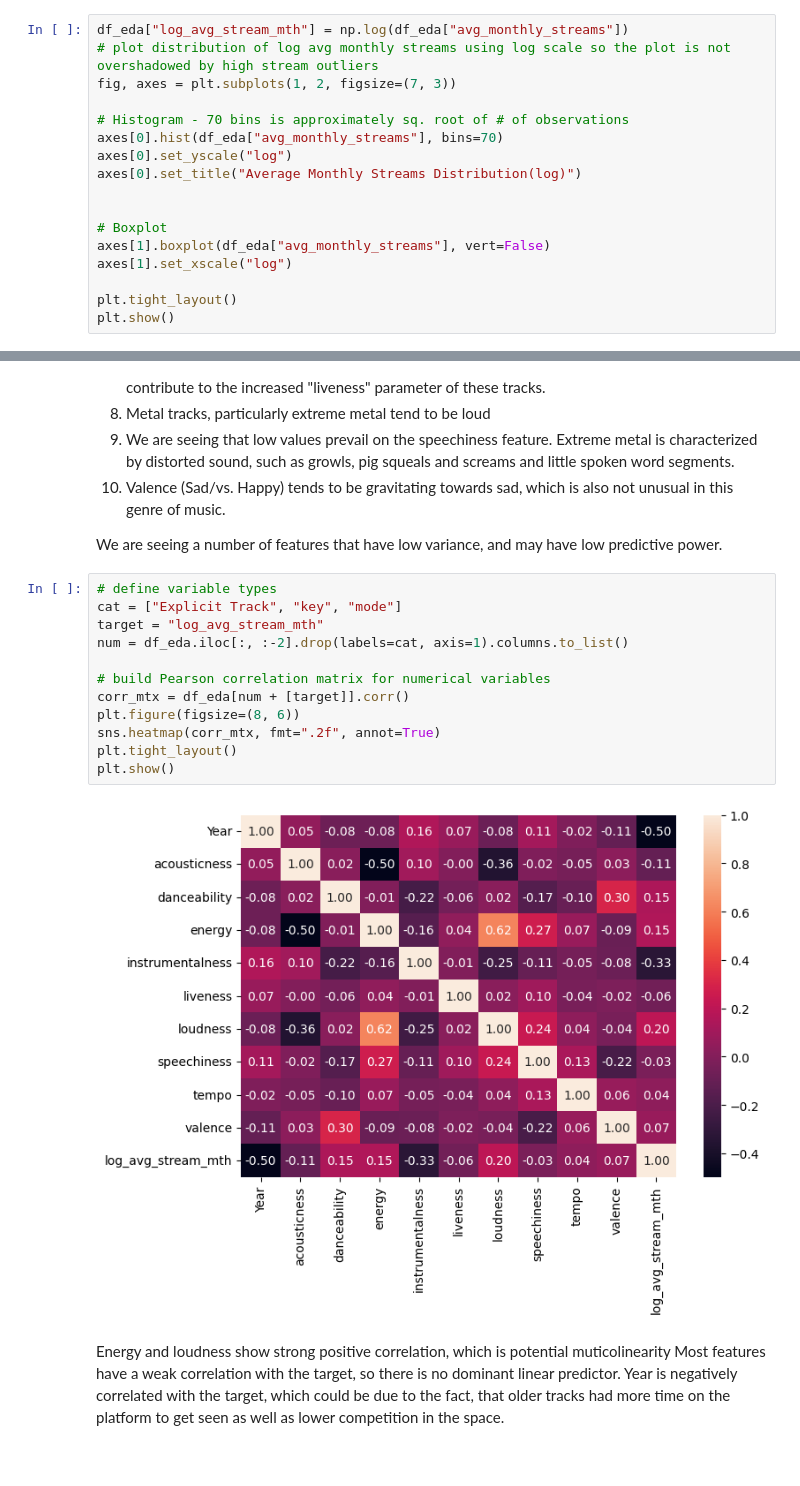
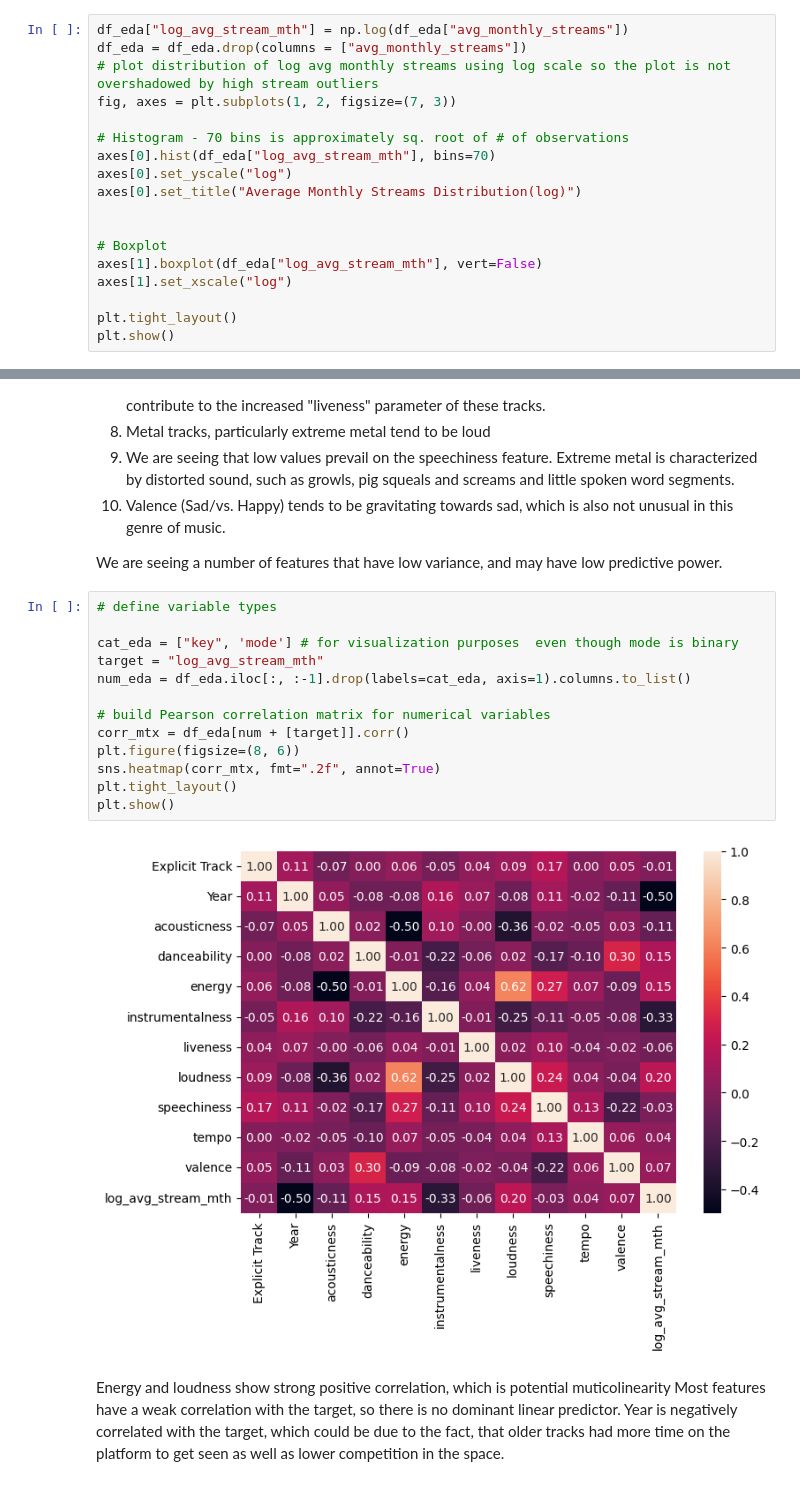
Before and after one commit to Juliana-Yakimchuk/Spotify_Popularity_Predictor, a Jupyter notebook: notebooks/00_exploration.ipynb, the cells around one changed output, grey strips where cells are left out. Saved outputs shown, nothing was run; the diff lists cells and outputs as text.

```diff
--- a/notebooks/00_exploration.ipynb
+++ b/notebooks/00_exploration.ipynb
@@ -895,16 +966,17 @@ We should create a column of avg_log_streams_month for EDA and potentially model
 # %%
 df_eda["log_avg_stream_mth"] = np.log(df_eda["avg_monthly_streams"])
+df_eda = df_eda.drop(columns = ["avg_monthly_streams"])
 # plot distribution of log avg monthly streams using log scale so the plot is not overshadowed by high stream outliers
 fig, axes = plt.subplots(1, 2, figsize=(7, 3))
 
 # Histogram - 70 bins is approximately sq. root of # of observations
-axes[0].hist(df_eda["avg_monthly_streams"], bins=70)
+axes[0].hist(df_eda["log_avg_stream_mth"], bins=70)
 axes[0].set_yscale("log")
 axes[0].set_title("Average Monthly Streams Distribution(log)")
 
 
 # Boxplot
-axes[1].boxplot(df_eda["avg_monthly_streams"], vert=False)
+axes[1].boxplot(df_eda["log_avg_stream_mth"], vert=False)
 axes[1].set_xscale("log")
 
 plt.tight_layout()
@@ -949,18 +1019,19 @@ We can see that the majority of features have skewed distributions with certain
 We are seeing a number of features that have low variance, and may have low predictive power.
 # %%
 # define variable types
-cat = ["Explicit Track", "key", "mode"]
+
+cat_eda = ["key", 'mode'] # for visualization purposes  even though mode is binary
 target = "log_avg_stream_mth"
-num = df_eda.iloc[:, :-2].drop(labels=cat, axis=1).columns.to_list()
+num_eda = df_eda.iloc[:, :-1].drop(labels=cat_eda, axis=1).columns.to_list()
 
 # build Pearson correlation matrix for numerical variables
 corr_mtx = df_eda[num + [target]].corr()
 plt.figure(figsize=(8, 6))
 sns.heatmap(corr_mtx, fmt=".2f", annot=True)
 plt.tight_layout()
 plt.show()
 # %% [output]
-[figure, old version]
+[figure, new version]
 # %% [markdown]
 Energy and loudness show strong positive correlation, which is potential muticolinearity
 Most features have a weak correlation with the target, so there is no dominant linear predictor.
```
Also changed, not shown: parts of 51 cells of this notebook, 3 other files.
